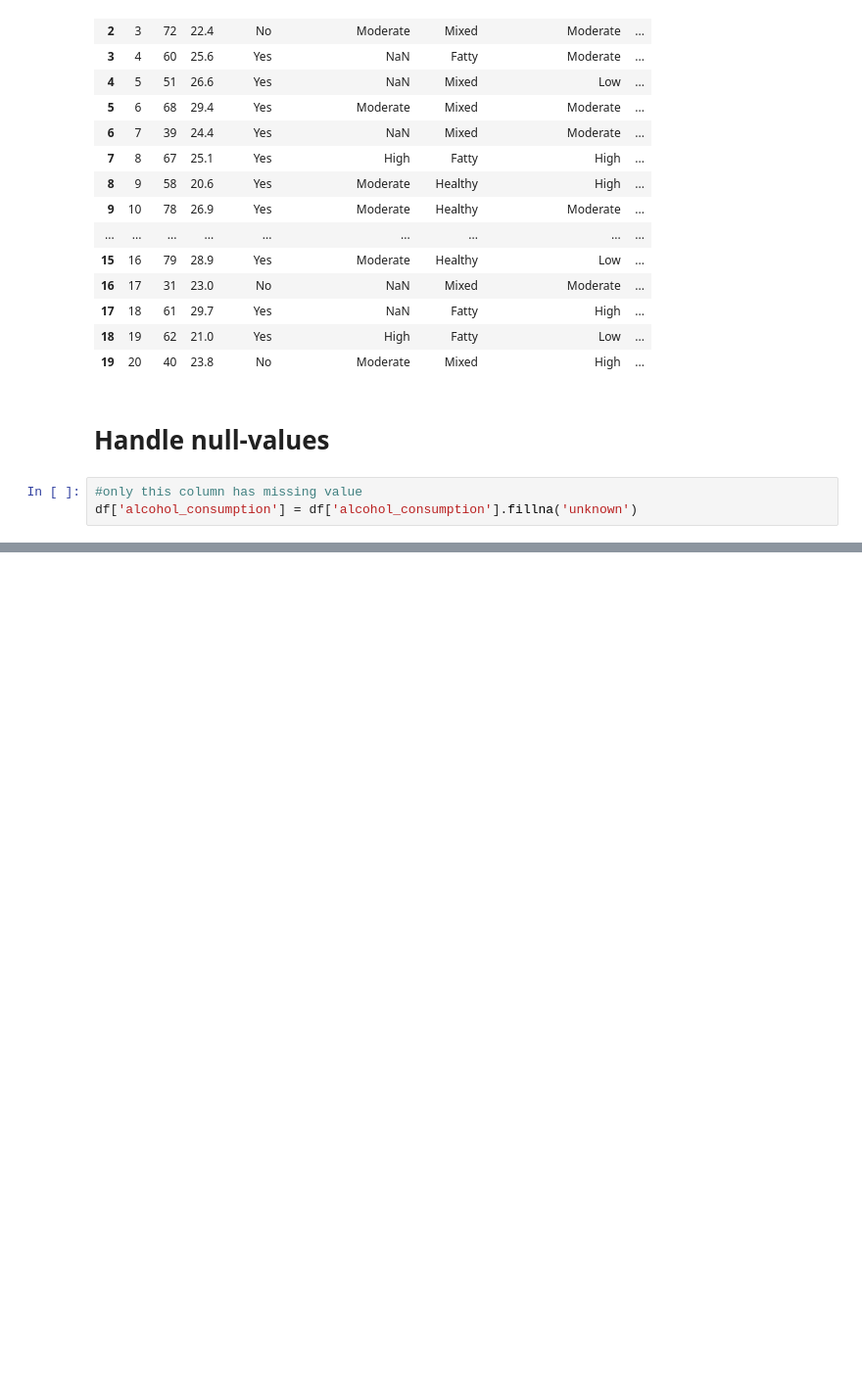
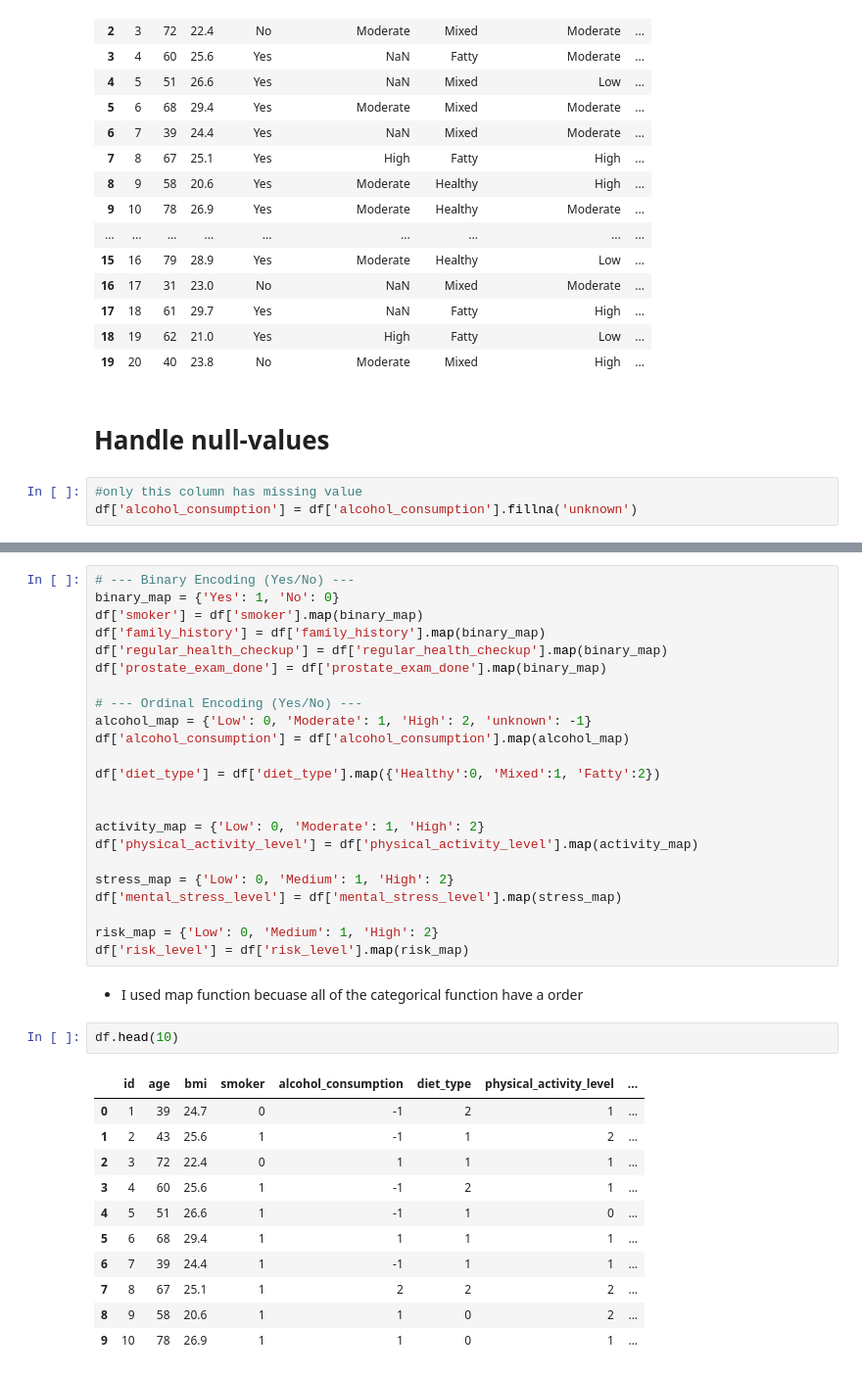
Before and after one commit to alabhastam/Prostate-Cancer-Risk, a Jupyter notebook: codebsae.ipynb, the cells around one changed output, grey strips where cells are left out. Shown at 98% size. Drawn from its saved outputs; the diff is of its cells as text; blank space fills up the shorter version.

```diff
--- a/codebsae.ipynb
+++ b/codebsae.ipynb
@@ -63,0 +99,39 @@ df['alcohol_consumption'] = df['alcohol_consumption'].fillna('unknown')
+# %%
+# --- Binary Encoding (Yes/No) ---
+binary_map = {'Yes': 1, 'No': 0}
+df['smoker'] = df['smoker'].map(binary_map)
+df['family_history'] = df['family_history'].map(binary_map)
+df['regular_health_checkup'] = df['regular_health_checkup'].map(binary_map)
+df['prostate_exam_done'] = df['prostate_exam_done'].map(binary_map)
+
+# --- Ordinal Encoding (Yes/No) ---
+alcohol_map = {'Low': 0, 'Moderate': 1, 'High': 2, 'unknown': -1}
+df['alcohol_consumption'] = df['alcohol_consumption'].map(alcohol_map)
+
+df['diet_type'] = df['diet_type'].map({'Healthy':0, 'Mixed':1, 'Fatty':2})
+
+
+activity_map = {'Low': 0, 'Moderate': 1, 'High': 2}
+df['physical_activity_level'] = df['physical_activity_level'].map(activity_map)
+
+stress_map = {'Low': 0, 'Medium': 1, 'High': 2}
+df['mental_stress_level'] = df['mental_stress_level'].map(stress_map)
+
+risk_map = {'Low': 0, 'Medium': 1, 'High': 2}
+df['risk_level'] = df['risk_level'].map(risk_map)
+# %% [markdown]
+- I used map function becuase all of the categorical function have a order
+# %%
+df.head(10)
+# %% [output]
+|  | id | age | bmi | smoker | alcohol_consumption | diet_type | physical_activity_level | ... |
+| 0 | 1 | 39 | 24.7 | 0 | -1 | 2 | 1 | ... |
+| 1 | 2 | 43 | 25.6 | 1 | -1 | 1 | 2 | ... |
+| 2 | 3 | 72 | 22.4 | 0 | 1 | 1 | 1 | ... |
+| 3 | 4 | 60 | 25.6 | 1 | -1 | 2 | 1 | ... |
+| 4 | 5 | 51 | 26.6 | 1 | -1 | 1 | 0 | ... |
+| 5 | 6 | 68 | 29.4 | 1 | 1 | 1 | 1 | ... |
+| 6 | 7 | 39 | 24.4 | 1 | -1 | 1 | 1 | ... |
+| 7 | 8 | 67 | 25.1 | 1 | 2 | 2 | 2 | ... |
+| 8 | 9 | 58 | 20.6 | 1 | 1 | 0 | 2 | ... |
+| 9 | 10 | 78 | 26.9 | 1 | 1 | 0 | 1 | ... |
```
Also changed, not shown: parts of 6 cells of this notebook.
